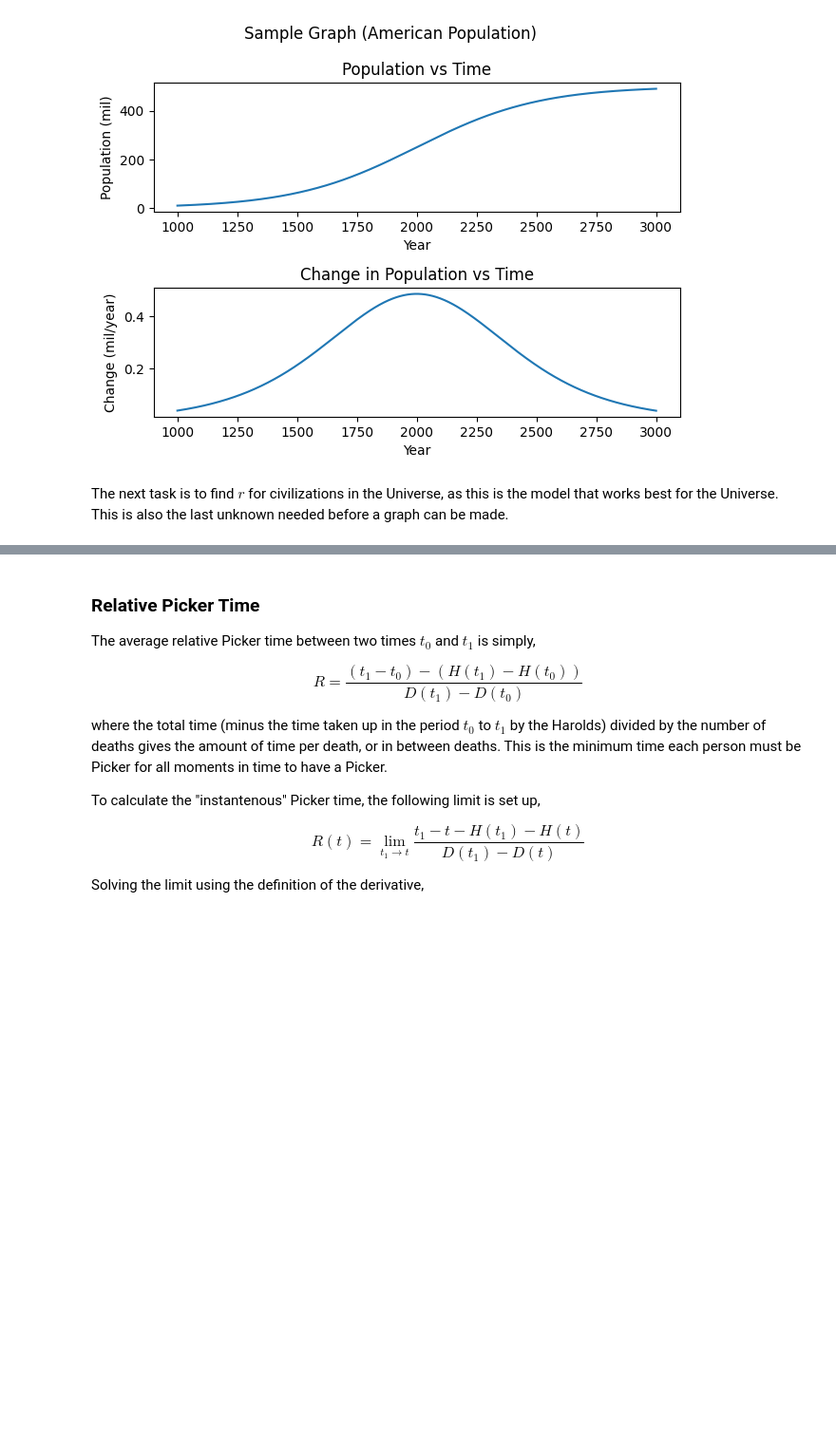
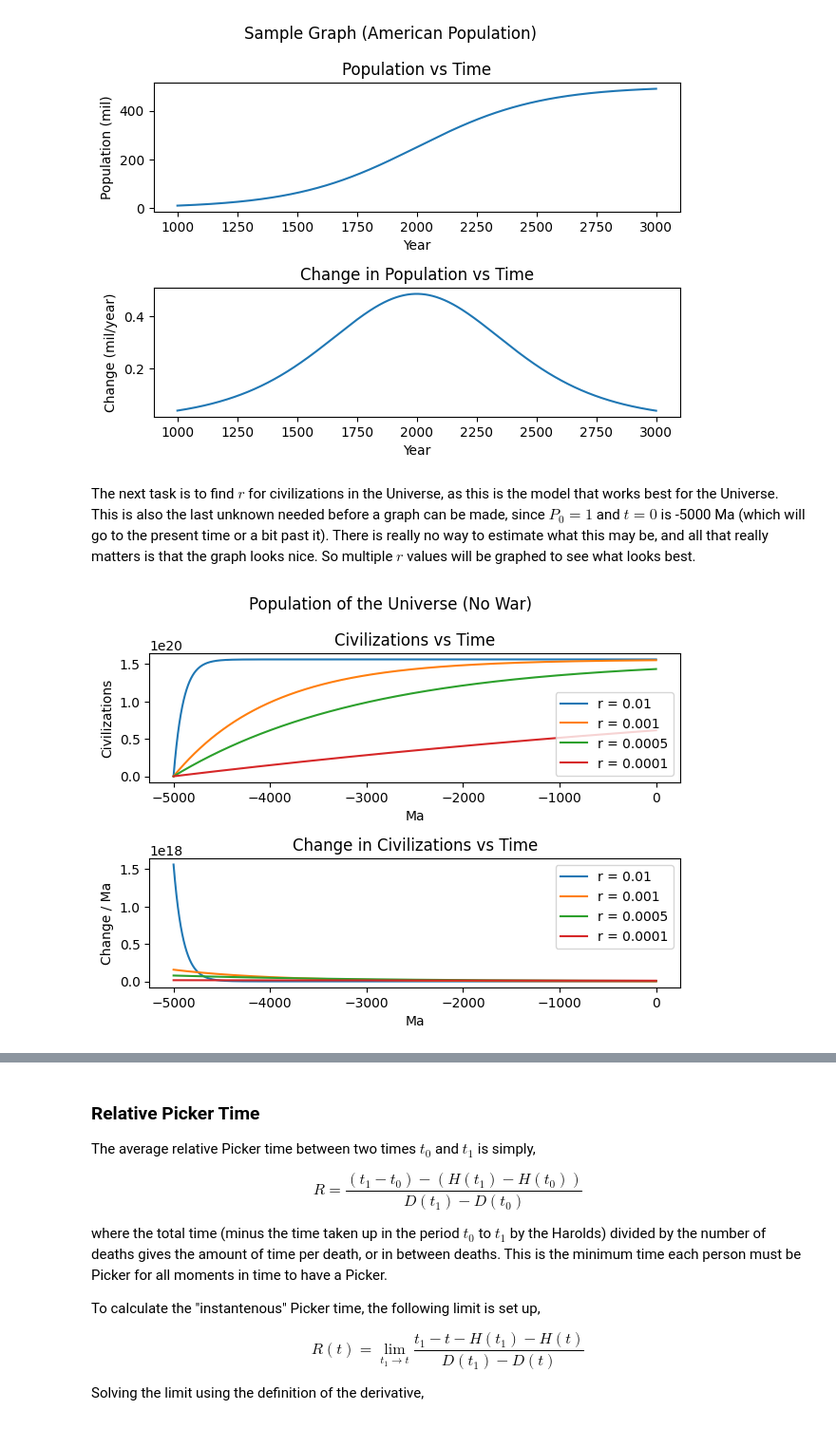
Before and after one commit to ihsotas0/Interfaced, a Jupyter notebook: worldbuilding/pickerism.model.ipynb, the cells around one changed output, grey strips where cells are left out. Shown at 95% size. Drawn from its saved outputs; the diff is of its cells as text; code cells hidden in the pictures; blank space fills up the shorter version.

Commit message:
Added first death rate graph

```diff
--- a/worldbuilding/pickerism.model.ipynb
+++ b/worldbuilding/pickerism.model.ipynb
@@ -52,0 +38,3 @@ integrate the preivous equation, as will be done in Python.
+# %%
+init_pop = 1 # world
+init_time = -5000 # Ma
@@ -117,7 +120,7 @@ def make_civ_data(r, init_pop, carry, init_time, end_time, iterator=1):
     d_pop = np.array([])
 
     for i in time:
-        change = civ_change(b, d, pop[-1], carry)
+        change = civ_change(r, pop[-1], carry)
 
         # Edge case where change goes over carry
         if pop[-1] + change > carry:
@@ -223,4 +226,48 @@ fig1.tight_layout()
 # %% [markdown]
 The next task is to find $r$ for civilizations in the Universe, as this is the
 model that works best for the Universe. This is also the last unknown needed
-before a graph can be made.
+before a graph can be made, since $P_0 = 1$ and $t = 0$ is -5000 Ma (which will
+go to the present time or a bit past it). There is really no way to estimate
+what this may be, and all that really matters is that the graph looks nice. So
+multiple $r$ values will be graphed to see what looks best.
+# %%
+# Possible rates at which all remaining planets become civilized / Ma
+r1 = 0.01
+r2 = 0.001
+r3 = 0.0005
+r4 = 0.0001
+
+time1, pop1, d_pop1 = \
+    make_civ_data(r1, init_pop, k_civ, init_time, 0)
+time2, pop2, d_pop2 = \
+    make_civ_data(r2, init_pop, k_civ, init_time, 0)
+time3, pop3, d_pop3 = \
+    make_civ_data(r3, init_pop, k_civ, init_time, 0)
+time4, pop4, d_pop4 = \
+    make_civ_data(r4, init_pop, k_civ, init_time, 0)
+
+fig2, (fig2_ax1, fig2_ax2) = plt.subplots(2)
+
+fig2.suptitle("Population of the Universe (No War)")
+
+fig2_ax1.plot(time1, pop1, label=str(f"r = {r1}"))
+fig2_ax1.plot(time2, pop2, label=str(f"r = {r2}"))
+fig2_ax1.plot(time3, pop3, label=str(f"r = {r3}"))
+fig2_ax1.plot(time4, pop4, label=str(f"r = {r4}"))
+fig2_ax1.set_title("Civilizations vs Time")
+fig2_ax1.set_xlabel("Ma")
+fig2_ax1.set_ylabel("Civilizations")
+fig2_ax1.legend()
+
+fig2_ax2.plot(time1, d_pop1, label=str(f"r = {r1}"))
+fig2_ax2.plot(time2, d_pop2, label=str(f"r = {r2}"))
+fig2_ax2.plot(time3, d_pop3, label=str(f"r = {r3}"))
+fig2_ax2.plot(time4, d_pop4, label=str(f"r = {r4}"))
+fig2_ax2.set_title("Change in Civilizations vs Time")
+fig2_ax2.set_xlabel("Ma")
+fig2_ax2.set_ylabel("Change / Ma")
+fig2_ax2.legend()
+
+fig2.tight_layout()
+# %% [output]
+[figure, added]
```
Also changed, not shown: parts of 4 cells of this notebook.
